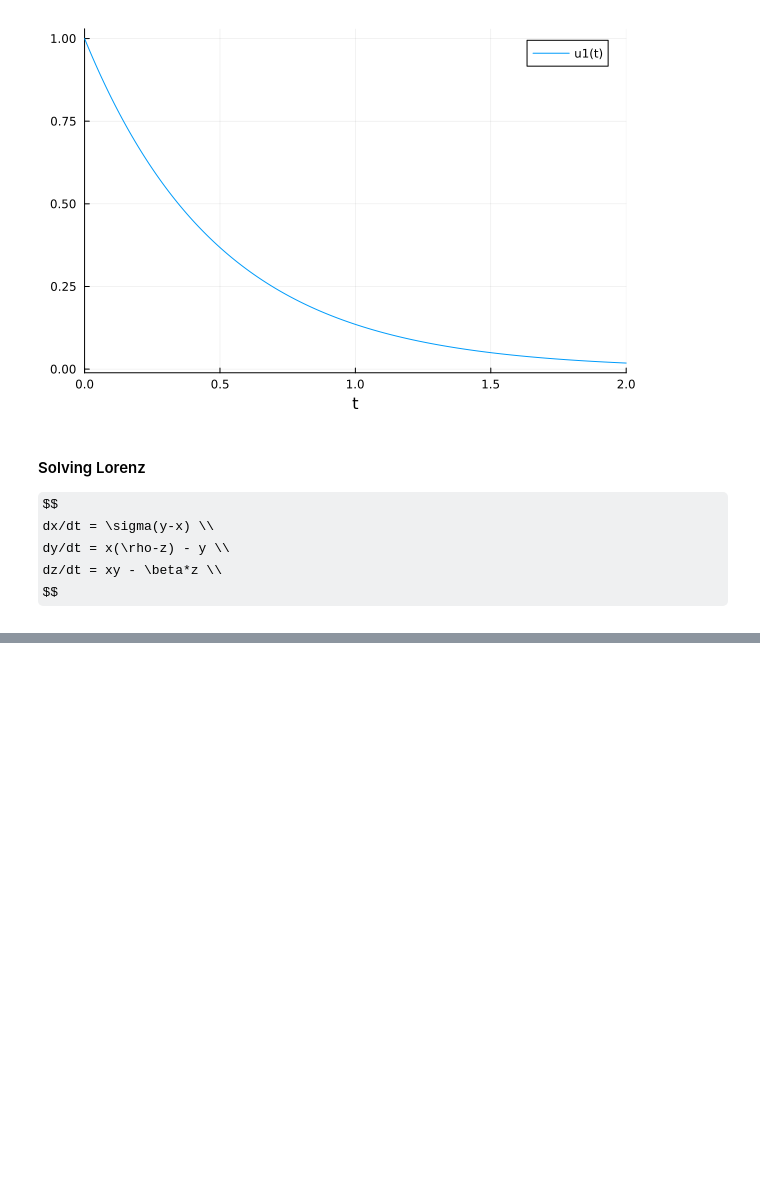
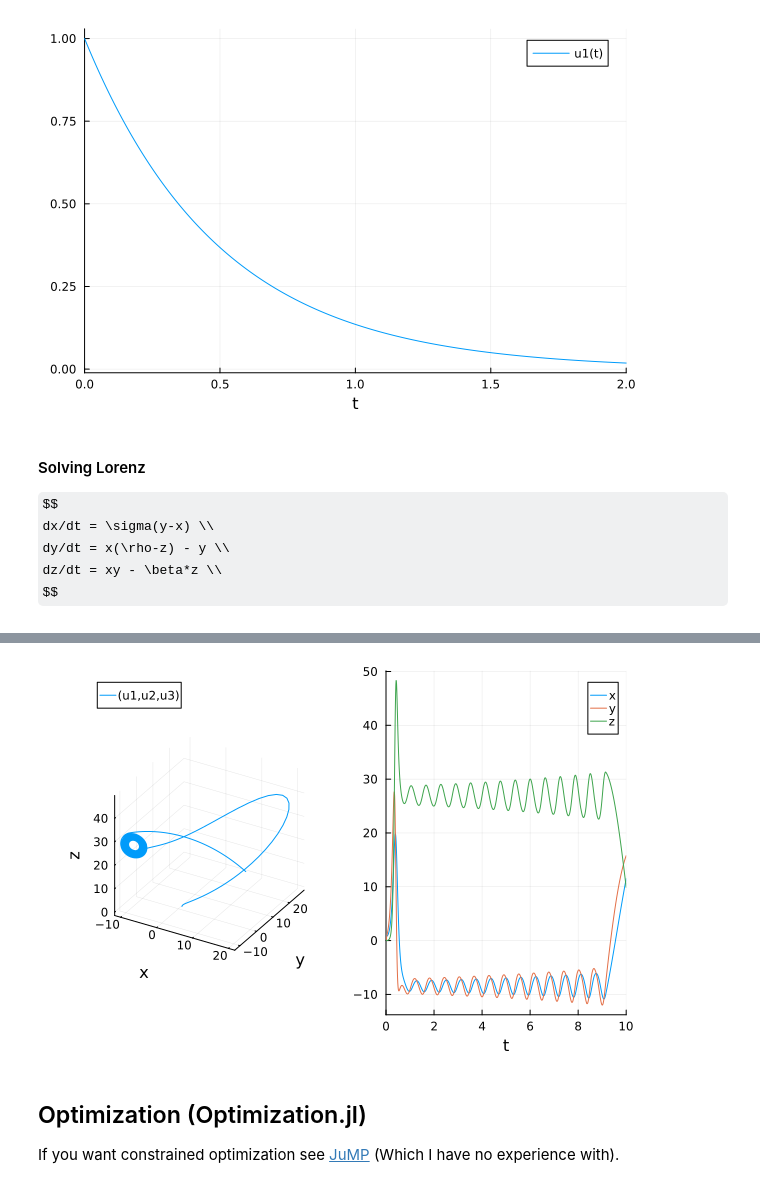
Before and after one commit to spraharsh/julia_tutorial, a Jupyter notebook: useful_packages.ipynb, the cells around one changed output, grey strips where cells are left out. Cells and saved outputs as stored; diff of their text form; code cells hidden in the pictures; some formulas as TeX source; blank space fills up the shorter version.

```diff
--- a/useful_packages.ipynb
+++ b/useful_packages.ipynb
@@ -56,5 +59,7 @@ Let's solve this in Float16 now.
 # %%
 u0 = Float16[1.0, 0.0, 3.0]
-tspan = Float16[0.0, 100.0]
+tspan = Float16[0.0, 10.0]
 p = Float16[10.0, 28.0, 8/3]
+prob = ODEProblem(lorenz!, u₀, tspan, p)
+sol = solve(prob)
 # %% [output]
@@ -64,0 +83,13 @@ p = Float16[10.0, 28.0, 8/3]
+# %%
+plot1 = plot(sol,
+             vars = (1,2,3),
+             xlabel="x",
+             ylabel="y",
+             zlabel="z",)
+plot2 = plot(sol, label = ["x" "y" "z"])
+plot(plot1, plot2, layout = (1, 2))
+# %% [output]
+[figure, added]
+# %% [markdown]
+## Optimization (Optimization.jl)
+If you want constrained optimization see [JuMP](https://jump.dev/JuMP.jl/stable/should_i_use/) (Which I have no experience with).
```
Also changed, not shown: parts of 4 cells of this notebook.
